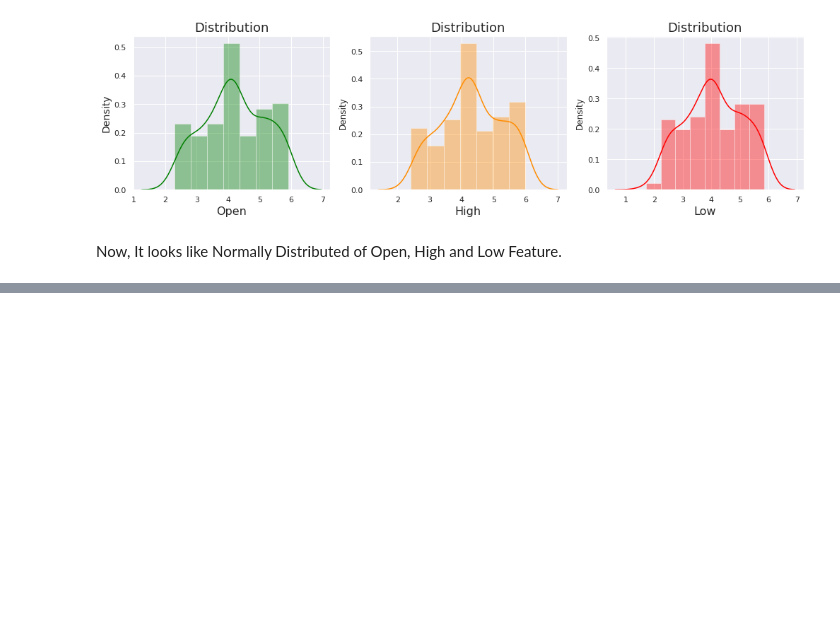
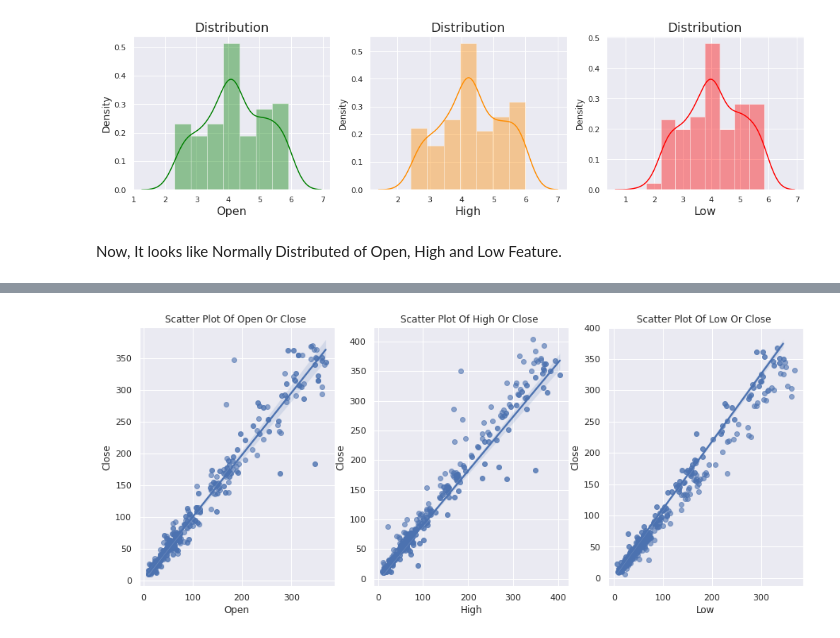
Before and after one commit to DrBharathiTC/Yesbankstockpriceprediction, a Jupyter notebook: Yes_Bank_Stock_Closing_Price_Prediction.ipynb, the cells around one changed output, grey strips where cells are left out. Cells and saved outputs as stored; diff of their text form; code cells hidden in the pictures; blank space fills up the shorter version.

```diff
--- a/Yes_Bank_Stock_Closing_Price_Prediction.ipynb
+++ b/Yes_Bank_Stock_Closing_Price_Prediction.ipynb
@@ -299,0 +300,27 @@ Now, It looks like Normally Distributed of Open, High and Low Feature.
+# %%
+plt.figure(figsize = (15,6))
+
+plt.subplot(1, 3, 1)
+plt.scatter(YBCPP['Close'], YBCPP['Open'], alpha=0.6)
+plt.title('Scatter Plot Of Open Or Close ')
+plt.xlabel('Open')
+plt.ylabel('Class')
+sns.regplot(x ='Open', y = 'Close', data= YBCPP)
+
+plt.subplot(1, 3, 2)
+plt.scatter(YBCPP['Close'], YBCPP['High'], alpha=0.6)
+plt.title('Scatter Plot Of High Or Close ')
+plt.xlabel('High')
+plt.ylabel('Class')
+sns.regplot(x ='High', y = 'Close', data= YBCPP)
+
+plt.subplot(1, 3, 3)
+plt.scatter(YBCPP['Close'], YBCPP['Low'], alpha=0.6)
+plt.title('Scatter Plot Of Low Or Close ')
+plt.xlabel('Low')
+plt.ylabel('Class')
+sns.regplot(x ='Low', y = 'Close', data= YBCPP)
+
+plt.show()
+# %% [output]
+[figure, added]
```
Also changed, not shown: parts of 98 cells of this notebook.
